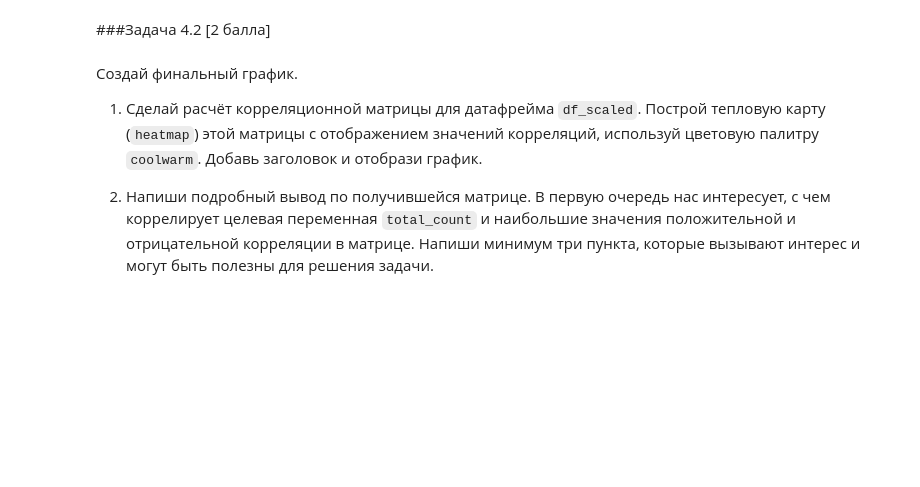
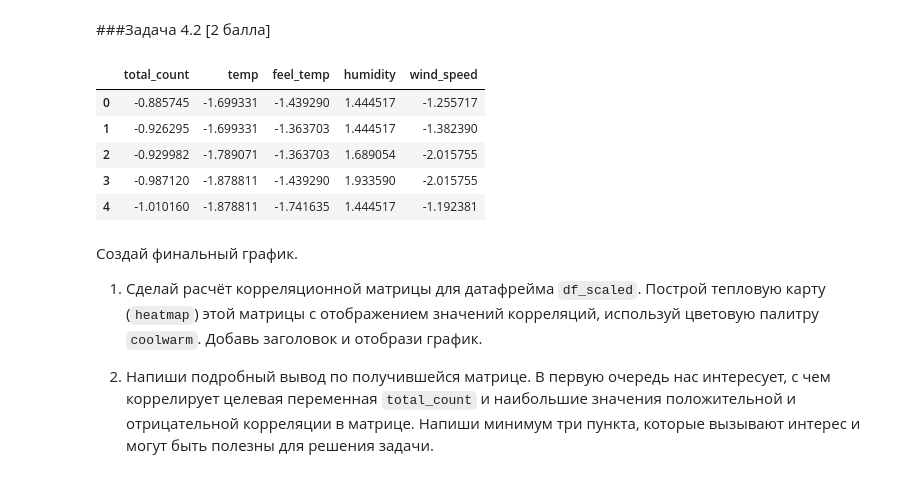
Before and after one commit to dchurikov1983/msc-ml-online-autumn-2026, a Jupyter notebook: W1 ML Project Lifecycle Regression Metrics/Week 1 ML Homework_done.ipynb, the cells around one changed output. Drawn from its saved outputs; the diff is of its cells as text; code cells hidden in the pictures; blank space fills up the shorter version.

```diff
--- a/W1 ML Project Lifecycle Regression Metrics/Week 1 ML Homework.ipynb
+++ b/W1 ML Project Lifecycle Regression Metrics/Week 1 ML Homework_done.ipynb
@@ -428,20 +437,29 @@ plt.tight_layout(pad=3.0)
 # %%
 # Прежде чем перейти к следующему шагу — немного подправь данные
 # Cтандартизация через StandardScaler
 
 from sklearn.preprocessing import StandardScaler
 
 # Возьми только числовые признаки
 numerical_features = bike[['total_count', 'temp', 'feel_temp', 'humidity', 'wind_speed']]
 
 # Инициализируй скейлер
 scaler = StandardScaler()
 
 # Примени его к числовым признакам
 df_scaled = scaler.fit_transform(numerical_features)
 
 # Переведи результат обратно в DataFrame
 df_scaled = pd.DataFrame(df_scaled, columns=['total_count', 'temp', 'feel_temp', 'humidity', 'wind_speed'])
+
+df_scaled.head()
+# %% [output]
+|  | total_count | temp | feel_temp | humidity | wind_speed |
+| 0 | -0.885745 | -1.699331 | -1.439290 | 1.444517 | -1.255717 |
+| 1 | -0.926295 | -1.699331 | -1.363703 | 1.444517 | -1.382390 |
+| 2 | -0.929982 | -1.789071 | -1.363703 | 1.689054 | -2.015755 |
+| 3 | -0.987120 | -1.878811 | -1.439290 | 1.933590 | -2.015755 |
+| 4 | -1.010160 | -1.878811 | -1.741635 | 1.444517 | -1.192381 |
 # %% [markdown]
 
 
```
Also changed, not shown: parts of 11 cells of this notebook.
